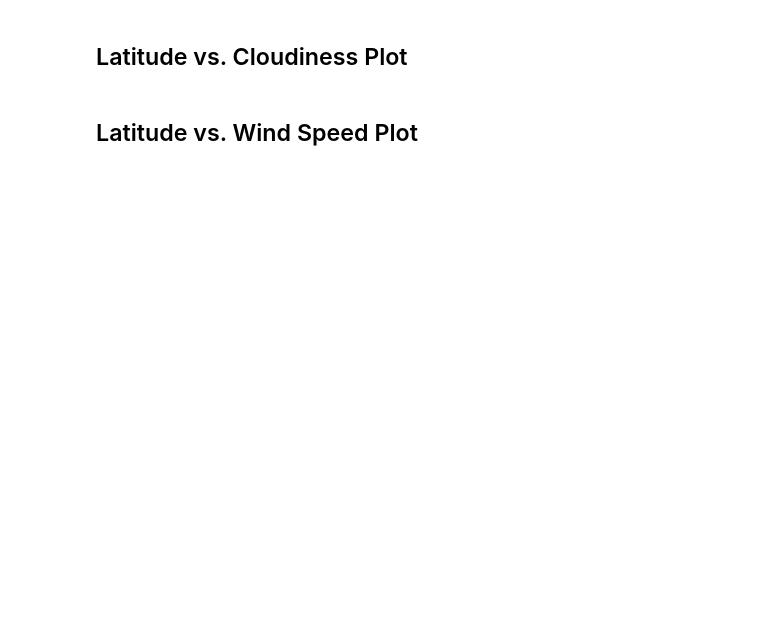
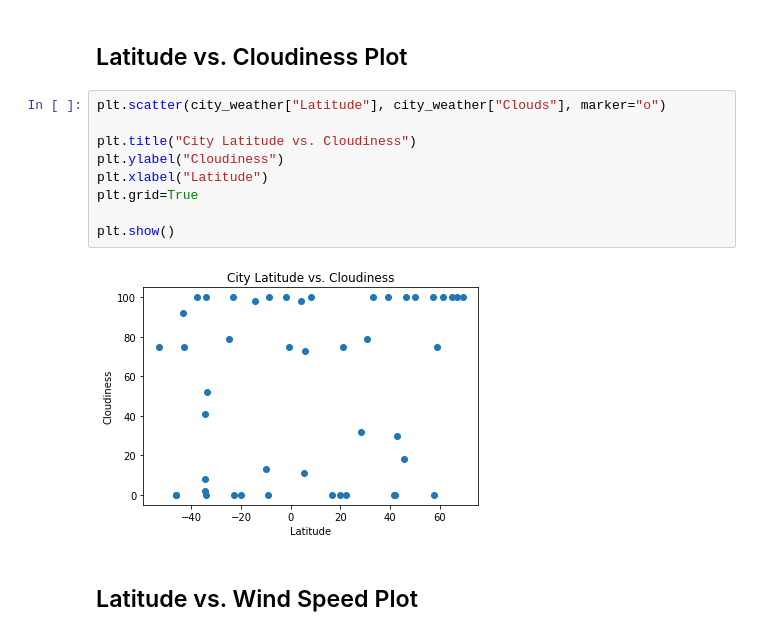
Before and after one commit to mcmanuscw/python-api-challenge, a Jupyter notebook: WeatherPy/WeatherPy.ipynb, the cells around one changed output. Saved outputs shown, nothing was run; the diff lists cells and outputs as text; blank space fills up the shorter version.

```diff
--- a/WeatherPy/WeatherPy.ipynb
+++ b/WeatherPy/WeatherPy.ipynb
@@ -247,4 +319,15 @@ Skip this step if there are no cities that have humidity > 100%.
 # %% [markdown]
 ## Latitude vs. Cloudiness Plot
+# %%
+plt.scatter(city_weather["Latitude"], city_weather["Clouds"], marker="o")
+
+plt.title("City Latitude vs. Cloudiness")
+plt.ylabel("Cloudiness")
+plt.xlabel("Latitude")
+plt.grid=True
+
+plt.show()
+# %% [output]
+[figure, added]
 # %% [markdown]
 ## Latitude vs. Wind Speed Plot
```
Also changed, not shown: parts of 27 cells of this notebook, 1 other file.
